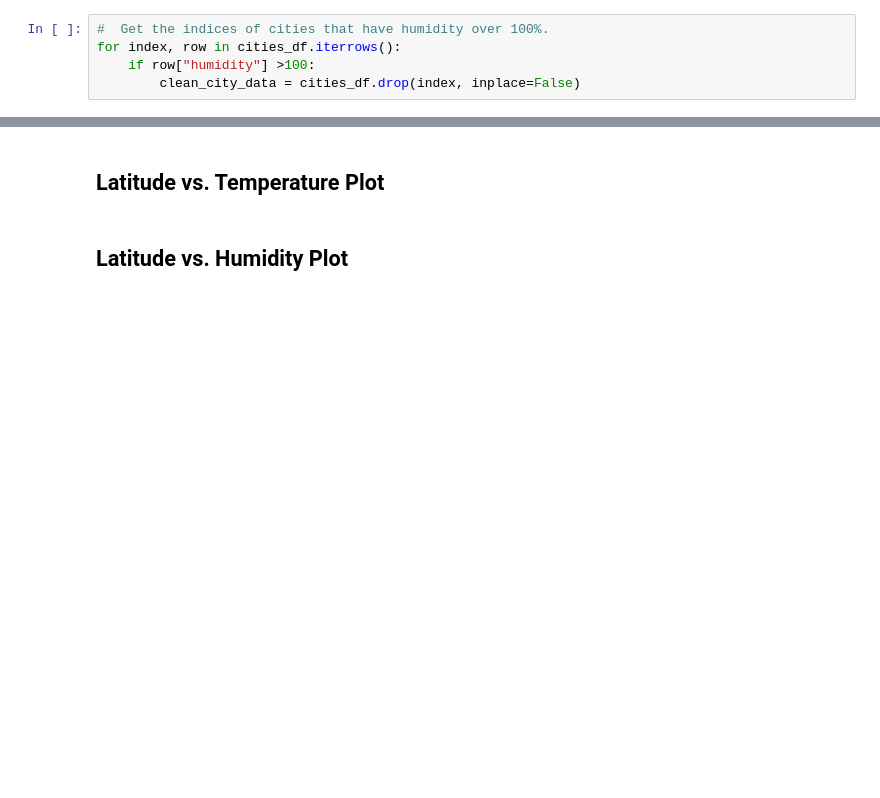
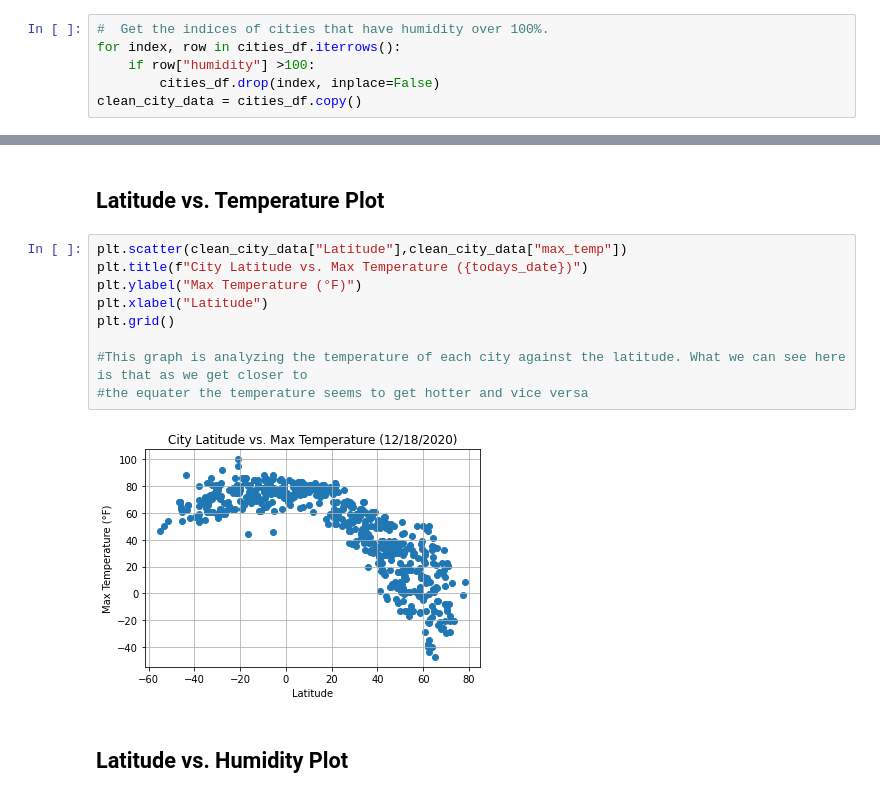
Before and after one commit to kieranmcaleer/python-api-challenge, a Jupyter notebook: WeatherPy/WeatherPy.ipynb, the cells around one changed output, grey strips where cells are left out. Saved outputs shown, nothing was run; the diff lists cells and outputs as text; blank space fills up the shorter version.

Commit message:
Finished the latitude graphs

```diff
--- a/WeatherPy/WeatherPy.ipynb
+++ b/WeatherPy/WeatherPy.ipynb
@@ -167,7 +165,8 @@ Skip this step if there are no cities that have humidity > 100%.
 #  Get the indices of cities that have humidity over 100%.
 for index, row in cities_df.iterrows():
     if row["humidity"] >100:
-        clean_city_data = cities_df.drop(index, inplace=False)
+        cities_df.drop(index, inplace=False)
+clean_city_data = cities_df.copy()
 # %%
 # Make a new DataFrame equal to the city data to drop all humidity outliers by index.
 # Passing "inplace=False" will make a copy of the city_data DataFrame, which we call "clean_city_data".
@@ -177,5 +176,16 @@ for index, row in cities_df.iterrows():
 * Save the plotted figures as .pngs.
 # %% [markdown]
 ## Latitude vs. Temperature Plot
+# %%
+plt.scatter(clean_city_data["Latitude"],clean_city_data["max_temp"])
+plt.title(f"City Latitude vs. Max Temperature ({todays_date})")
+plt.ylabel("Max Temperature (°F)")
+plt.xlabel("Latitude")
+plt.grid()
+
+#This graph is analyzing the temperature of each city against the latitude. What we can see here is that as we get closer to
+#the equater the temperature seems to get hotter and vice versa
+# %% [output]
+[figure, added]
 # %% [markdown]
 ## Latitude vs. Humidity Plot
```
Also changed, not shown: parts of 6 cells of this notebook.
